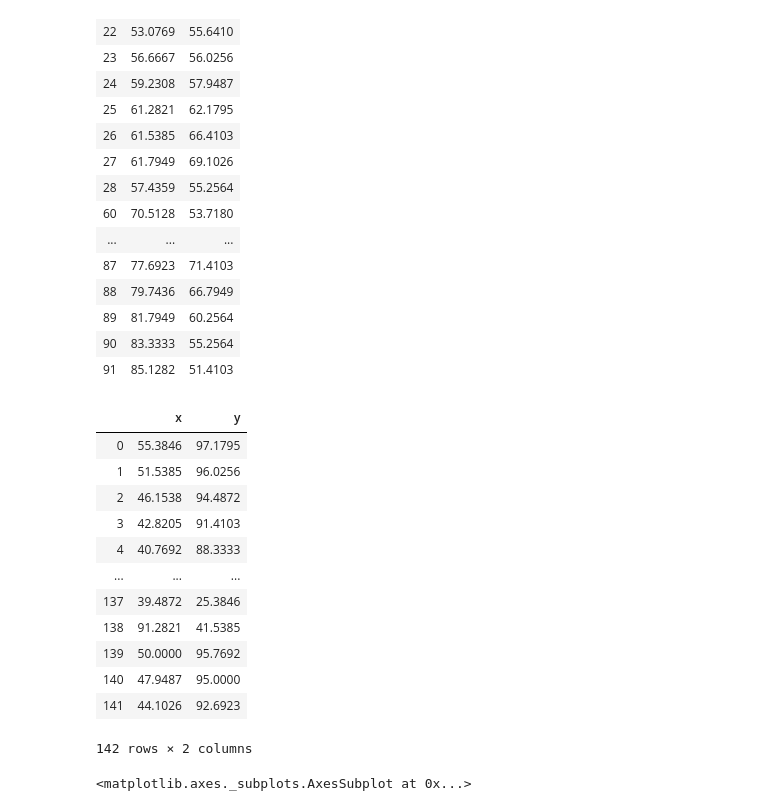
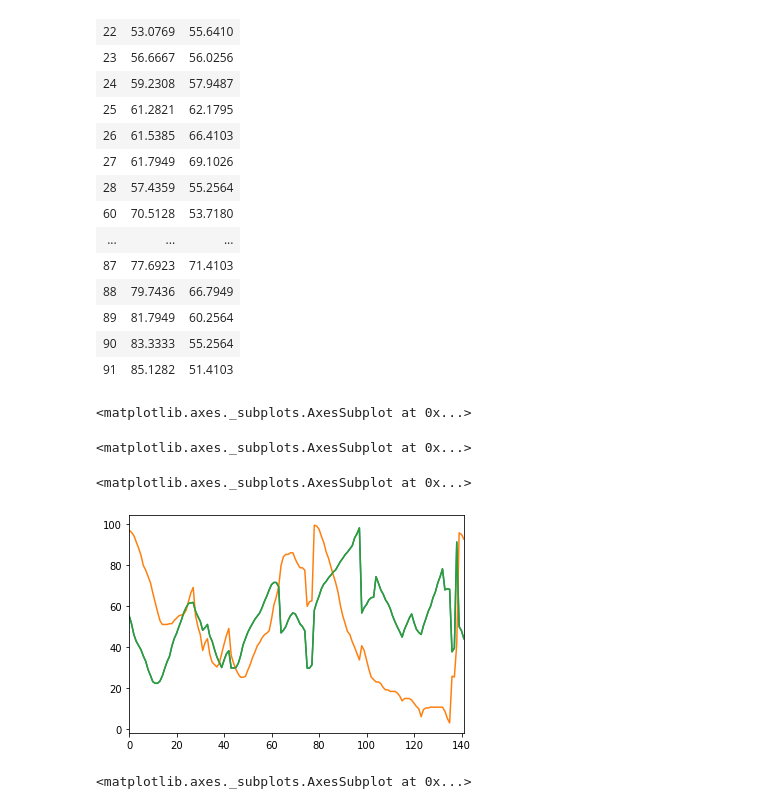
Before and after one commit to iamdraza/University-Practicals, a Jupyter notebook: COMP6200 Week 2.ipynb, the cells around one changed output. Drawn from its saved outputs; the diff is of its cells as text; code cells hidden in the pictures.

```diff
--- a/COMP6200 Week 2.ipynb
+++ b/COMP6200 Week 2.ipynb
@@ -244,23 +244,14 @@ df_ds1.loc[   (df_ds1.x > 50) & (df_ds1.y > 50) ]
 | 90 | 83.3333 | 55.2564 |
 | 91 | 85.1282 | 51.4103 |
 # %%
-display(df_ds1.x.ploy())
-display(df_ds1.y.ploy())
-display(df_ds1.x.ploy())
+display(df_ds1.x.plot())
+display(df_ds1.y.plot())
+display(df_ds1.x.plot())
 # %% [output]
-|  | x | y |
-| 0 | 55.3846 | 97.1795 |
-| 1 | 51.5385 | 96.0256 |
-| 2 | 46.1538 | 94.4872 |
-| 3 | 42.8205 | 91.4103 |
-| 4 | 40.7692 | 88.3333 |
-| ... | ... | ... |
-| 137 | 39.4872 | 25.3846 |
-| 138 | 91.2821 | 41.5385 |
-| 139 | 50.0000 | 95.7692 |
-| 140 | 47.9487 | 95.0000 |
-| 141 | 44.1026 | 92.6923 |
-142 rows × 2 columns
+<matplotlib.axes._subplots.AxesSubplot at 0x...>
+<matplotlib.axes._subplots.AxesSubplot at 0x...>
+<matplotlib.axes._subplots.AxesSubplot at 0x...>
+[figure, added]
 # %%
 df_ds1.x.plot()
 df_ds1.y.plot()
```
